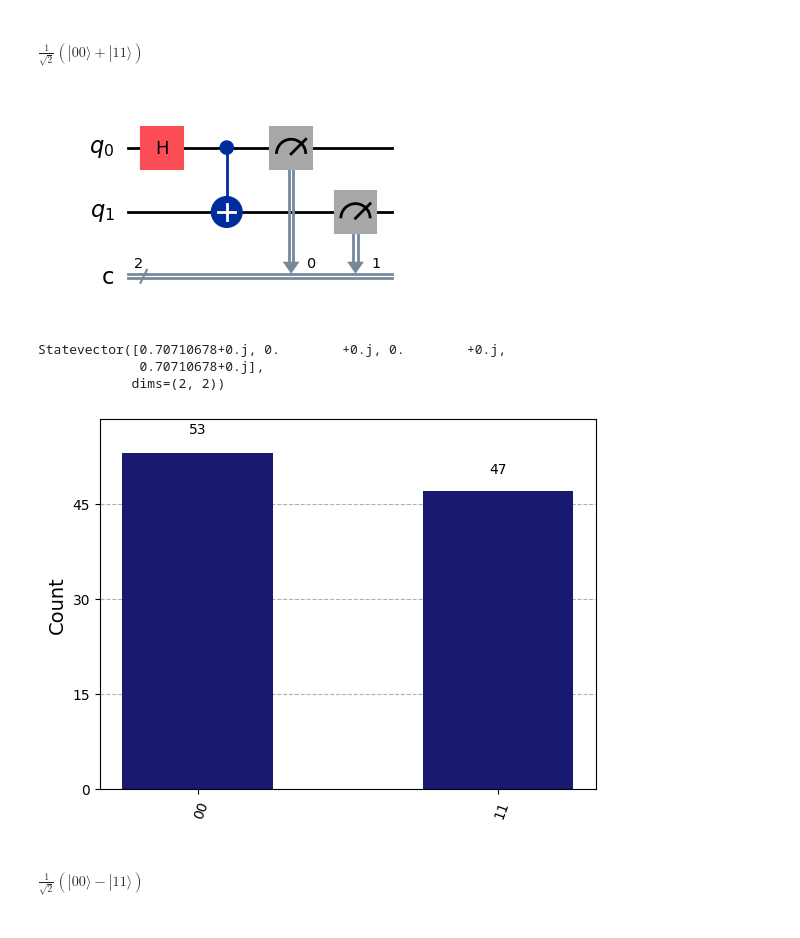
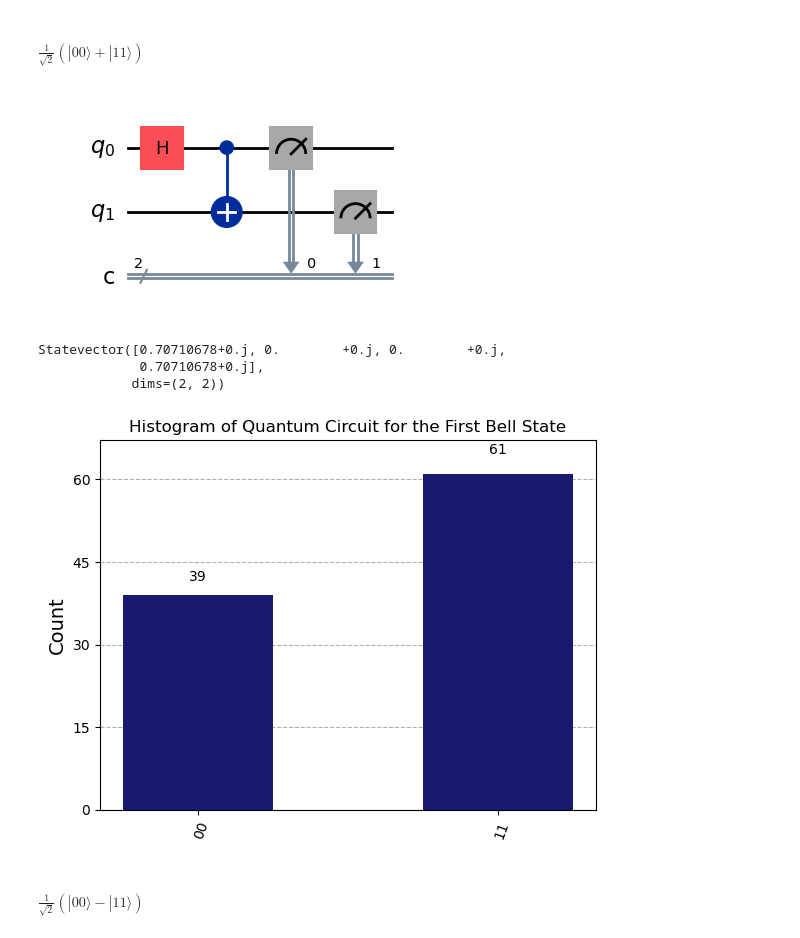
Before and after one commit to elijahkin/amsc698k, a Jupyter notebook: hw2/hw2.ipynb, the cells around one changed output. Cells and saved outputs as stored; diff of their text form; code cells hidden in the pictures.

Commit message:
Added titles and labels to all Histogram

```diff
--- a/hw2/hw2.ipynb
+++ b/hw2/hw2.ipynb
@@ -67,11 +85,11 @@ def get_statevector_and_measure(circuit):
   job = backend.run(circuit, shots=100).result()
   return statevector, job.get_counts()
 
-def circuit_plots(circuit):
+def circuit_plots(circuit, title = ''):
   statevector, measurement = get_statevector_and_measure(circuit)
   display(circuit.draw(output='mpl'))
   print(statevector)
-  display(plot_histogram(measurement, color='midnightblue', title=''))
+  display(plot_histogram(measurement, color='midnightblue', title=title))
 # %%
 # Create a circuit with H-gate and Z-gate acting on the first
 # qubit and X-gate and H-gate acting on the second qubit;
@@ -93,15 +111,15 @@ Statevector([ 0.5-6.123234e-17j, -0.5+6.123234e-17j, -0.5+6.123234e-17j,
 # %%
 qc = QuantumCircuit(2, 2)
 qc.h(0)
 qc.cx(0, 1)
 
-circuit_plots(qc)
+circuit_plots(qc, title = 'Histogram of Quantum Circuit for the First Bell State')
 # %% [output]
 [figure]
 Statevector([0.70710678+0.j, 0.        +0.j, 0.        +0.j,
              0.70710678+0.j],
             dims=(2, 2))
-[figure, old version]
+[figure, new version]
 # %% [markdown]
 ##### $\frac{1}{\sqrt{2}}(|00\rangle - |11\rangle)$
 # %%
```
Also changed, not shown: parts of 24 cells of this notebook.
